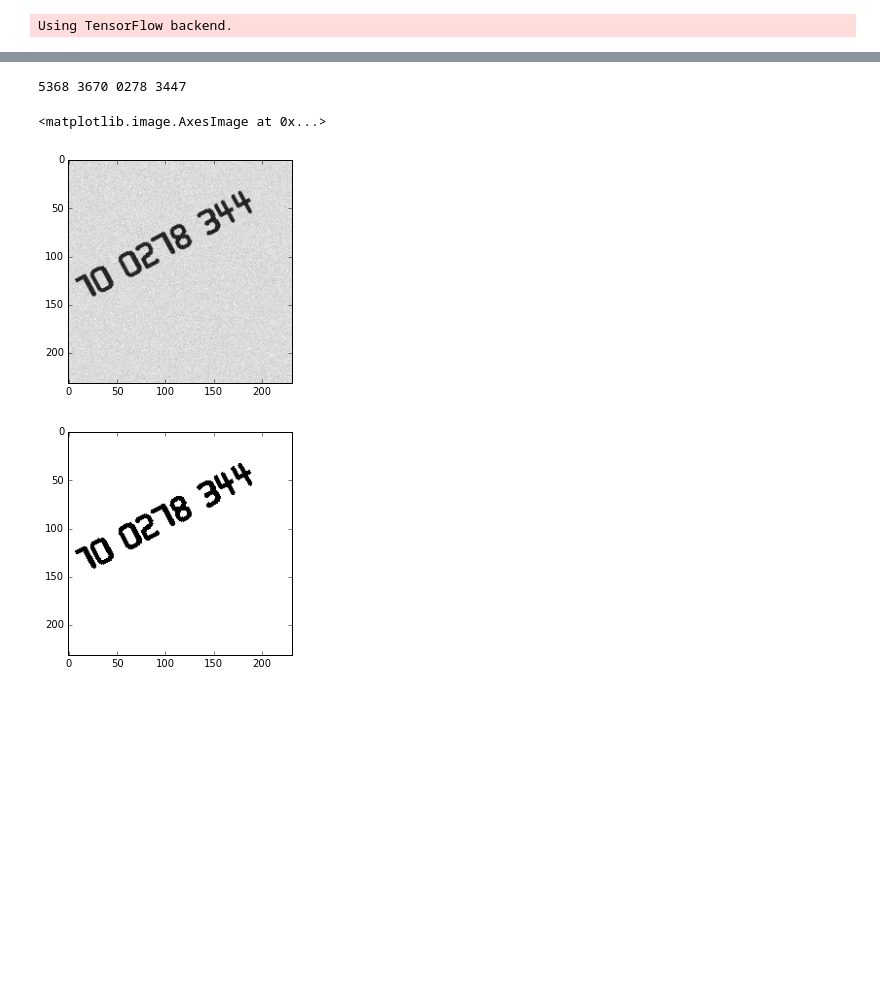
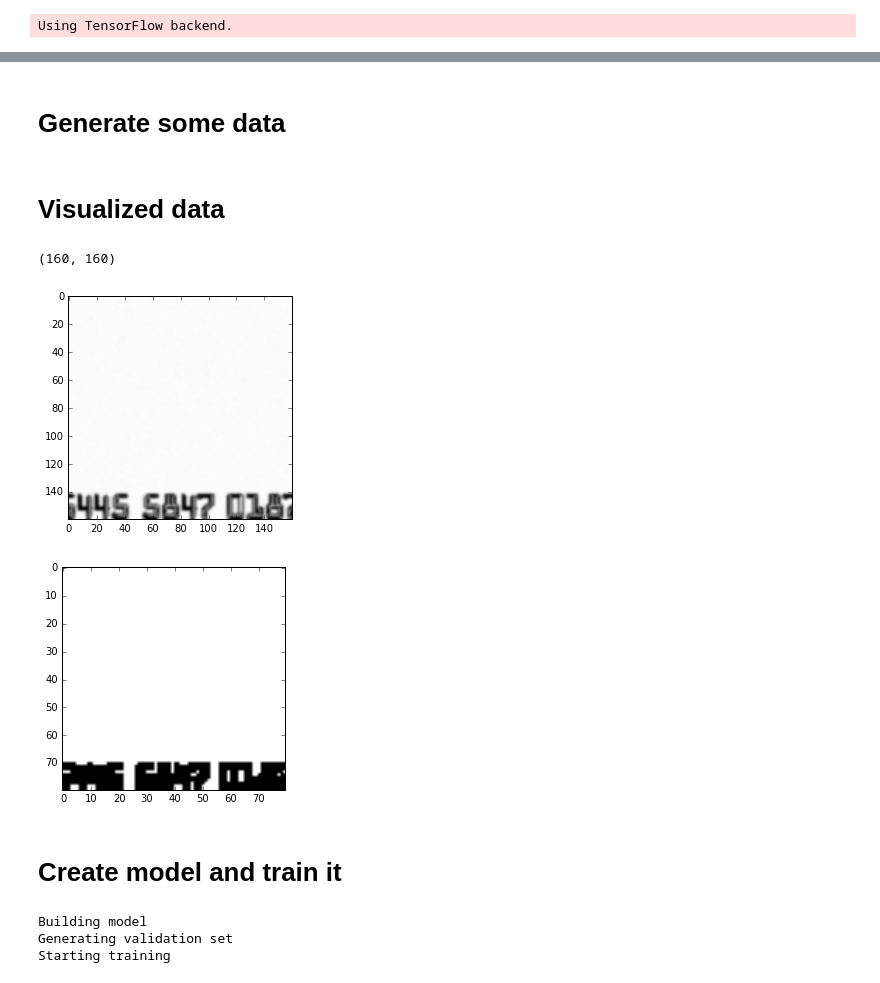
Before and after one commit to juanluisrto/skcc-bachelor-thesis, a Jupyter notebook: text-detector.ipynb, the cells around one changed output, grey strips where cells are left out. Drawn from its saved outputs; the diff is of its cells as text; code cells hidden in the pictures; blank space fills up the shorter version.

Commit message:
Added text detector training demo notebook

```diff
--- a/text-detector.ipynb
+++ b/text-detector.ipynb
@@ -110,15 +46,54 @@ print(fonts)
-# %%
-cc_number = credit_card_number()
-print(cc_number)
-image, target = credit_card_image(cc_number, fonts=fonts)
-# %% [output]
-5368 3670 0278 3447
+# %% [markdown]
+# Generate some data
+# %%
+from data_generator import StringGenerator, StringImageBatchGenerator, StringRenderer
+
+string_generator = StringGenerator()
+string_renderer = StringRenderer(image_size=(160, 160),
+                                 target_size=(80, 80),
+                                 fonts_folder='fonts',
+                                 backgrounds_folder='backgrounds')
+data_generator = StringImageBatchGenerator(string_generator=string_generator,
+                                           string_renderer=string_renderer)
+# %%
+images, targets = data_generator.get_batch(32)
+# %% [markdown]
+# Visualized data
 # %%
-plt.figure()
-plt.imshow(image, cmap=plt.cm.gray_r, interpolation='bilinear')
-plt.figure()
-plt.imshow(target, cmap=plt.cm.gray_r, interpolation='bilinear')
+def view_image(i):
+    image = images[i][0]
+    print(image.shape)
+    target = targets[i][0]
+    plt.figure()
+    plt.imshow(image, cmap=plt.cm.gray_r, interpolation='bilinear')
+    plt.figure()
+    plt.imshow(target, cmap=plt.cm.gray_r, interpolation='bilinear')
+
+q = interact(view_image, i=(0, len(images) - 1))
 # %% [output]
-<matplotlib.image.AxesImage at 0x...>
+(160, 160)
-[figure, old version]
+[figure, new version]
-[figure, old version]
+[figure, new version]
+# %% [markdown]
+# Create model and train it
+# %%
+from keras.callbacks import ModelCheckpoint
+
+samples_per_epoch = 256
+validation_image = 256
+num_epochs = 20
+model_channels = 16
+
+print("Building model")
+model = text_detection_model(model_channels)
+
+print("Generating validation set")
+val_data = data_generator.get_batch(256)
+
+check_point_callback = ModelCheckpoint('best_model.h5',
+                                       monitor='val_loss',
+                                       verbose=1, save_best_only=True, mode='auto')
+# %% [output]
+Building model
+Generating validation set
+Starting training
```
Also changed, not shown: parts of 10 cells of this notebook, 21 other files.
